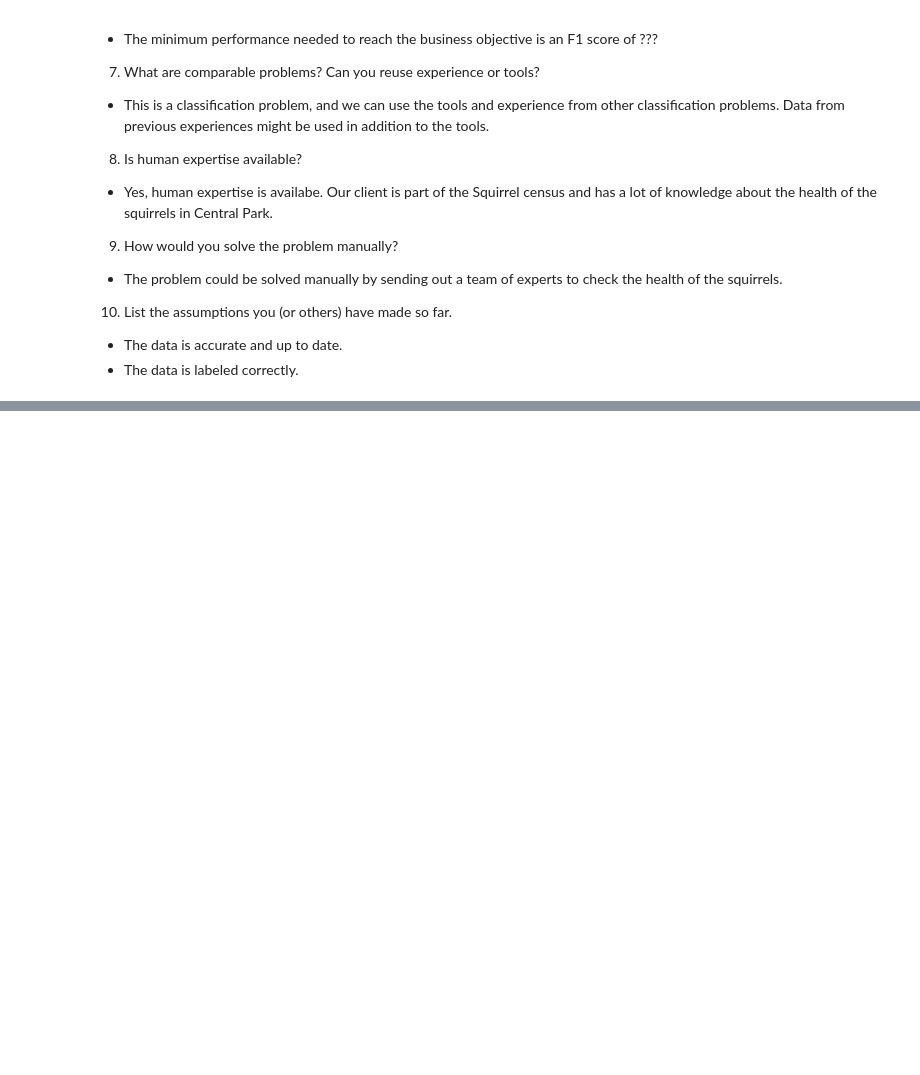
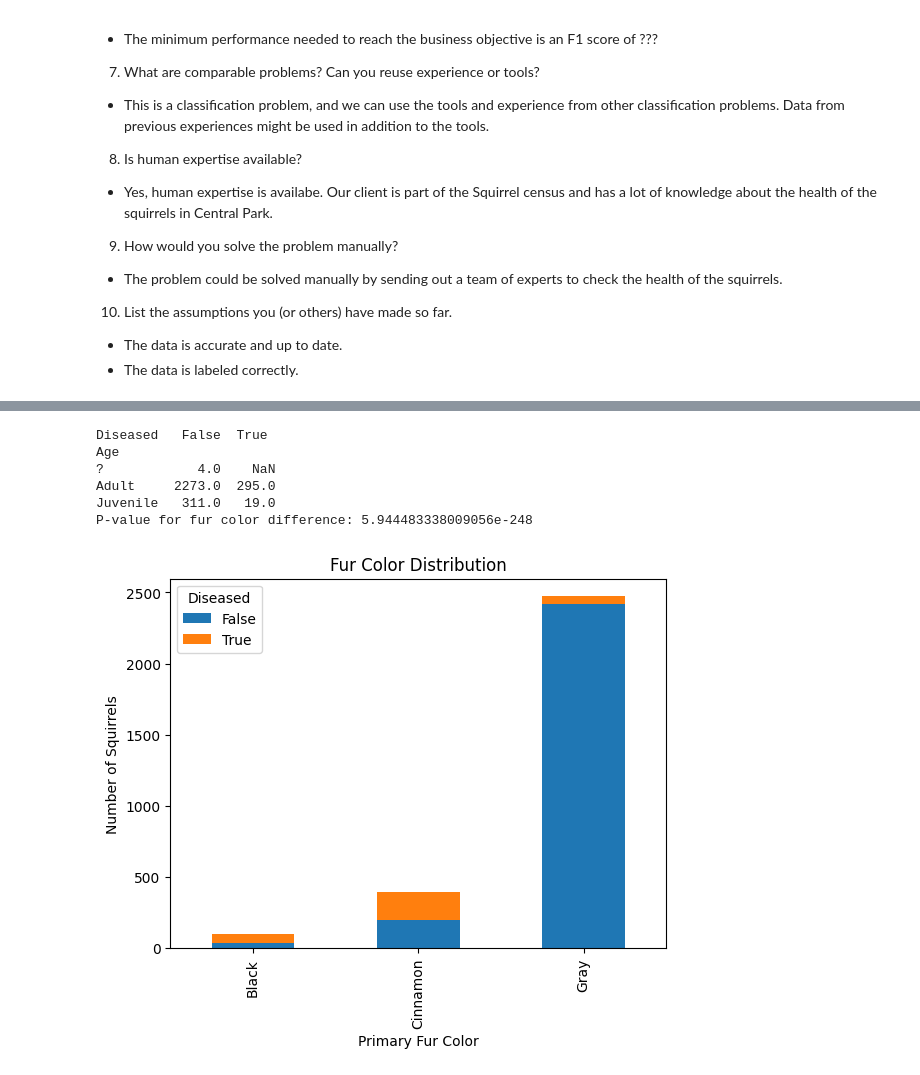
Before and after one commit to OnToNothing/ML_project_2, a Jupyter notebook: tester.ipynb, the cells around one changed output, grey strips where cells are left out. Cells and saved outputs as stored; diff of their text form; code cells hidden in the pictures; blank space fills up the shorter version.

```diff
--- a/tester.ipynb
+++ b/tester.ipynb
@@ -28,0 +124,36 @@
+# %%
+# Load your data
+census, ad_viz, co2air, disease, no2, pbair, weather = load_data()
+
+# Clean disease data (list of IDs)
+diseased_ids = disease[0].tolist()
+
+# Create a 'Diseased' column in the census data
+census['Diseased'] = census['Unique Squirrel ID'].isin(diseased_ids)
+# %%
+# Compare age distribution
+age_counts = census.groupby(['Age', 'Diseased']).size().unstack()
+print(age_counts)
+
+# Chi-squared test for fur color
+
+fur_color_table = pd.crosstab(census['Primary Fur Color'], census['Diseased'])
+chi2, p, dof, ex = chi2_contingency(fur_color_table)
+print(f"P-value for fur color difference: {p}")
+# %% [output]
+Diseased   False  True
+Age
+?            4.0    NaN
+Adult     2273.0  295.0
+Juvenile   311.0   19.0
+P-value for fur color difference: 5.944483338009056e-248
+# %%
+# Bar chart for fur color
+fur_color_counts = census.groupby(['Primary Fur Color', 'Diseased']).size().unstack()
+fur_color_counts.plot(kind='bar', stacked=True)
+plt.title('Fur Color Distribution')
+plt.xlabel('Primary Fur Color')
+plt.ylabel('Number of Squirrels')
+plt.show()
+# %% [output]
+[figure, added]
```
Also changed, not shown: parts of 11 cells of this notebook.
